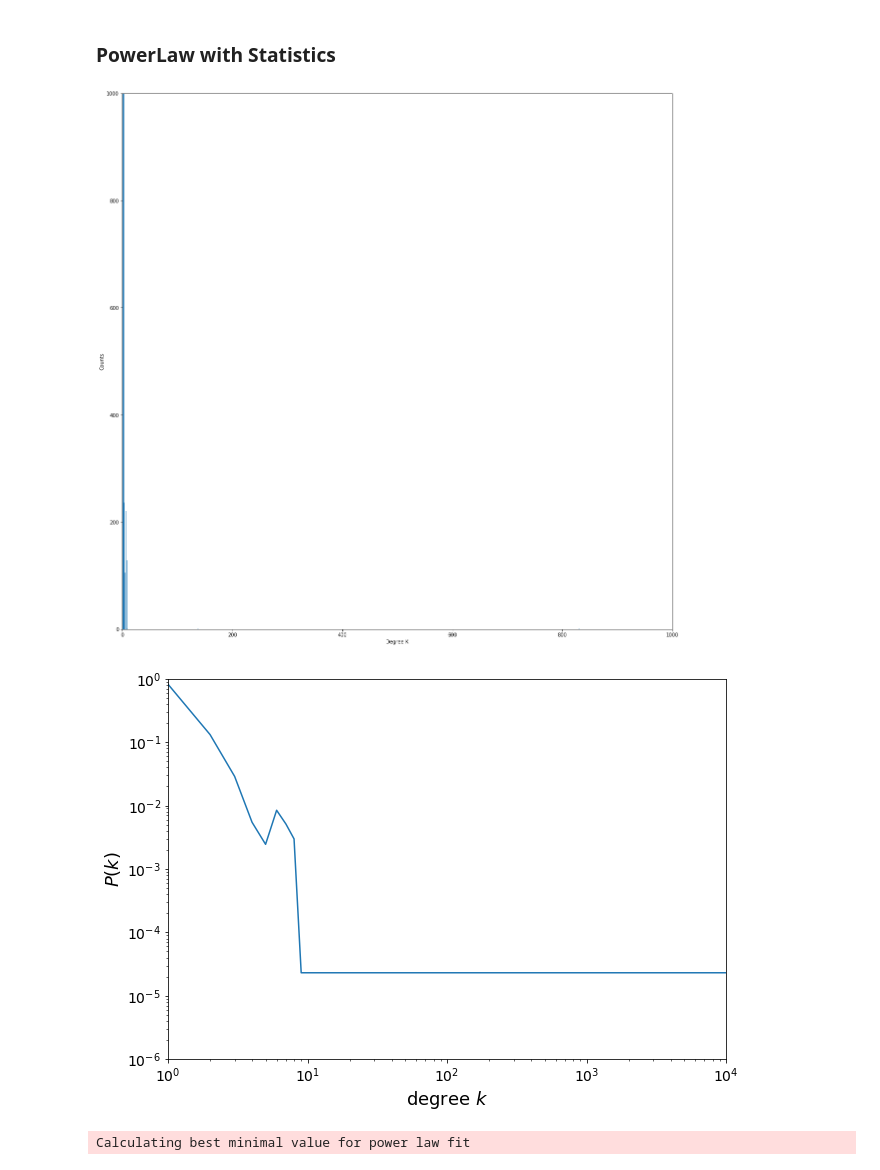
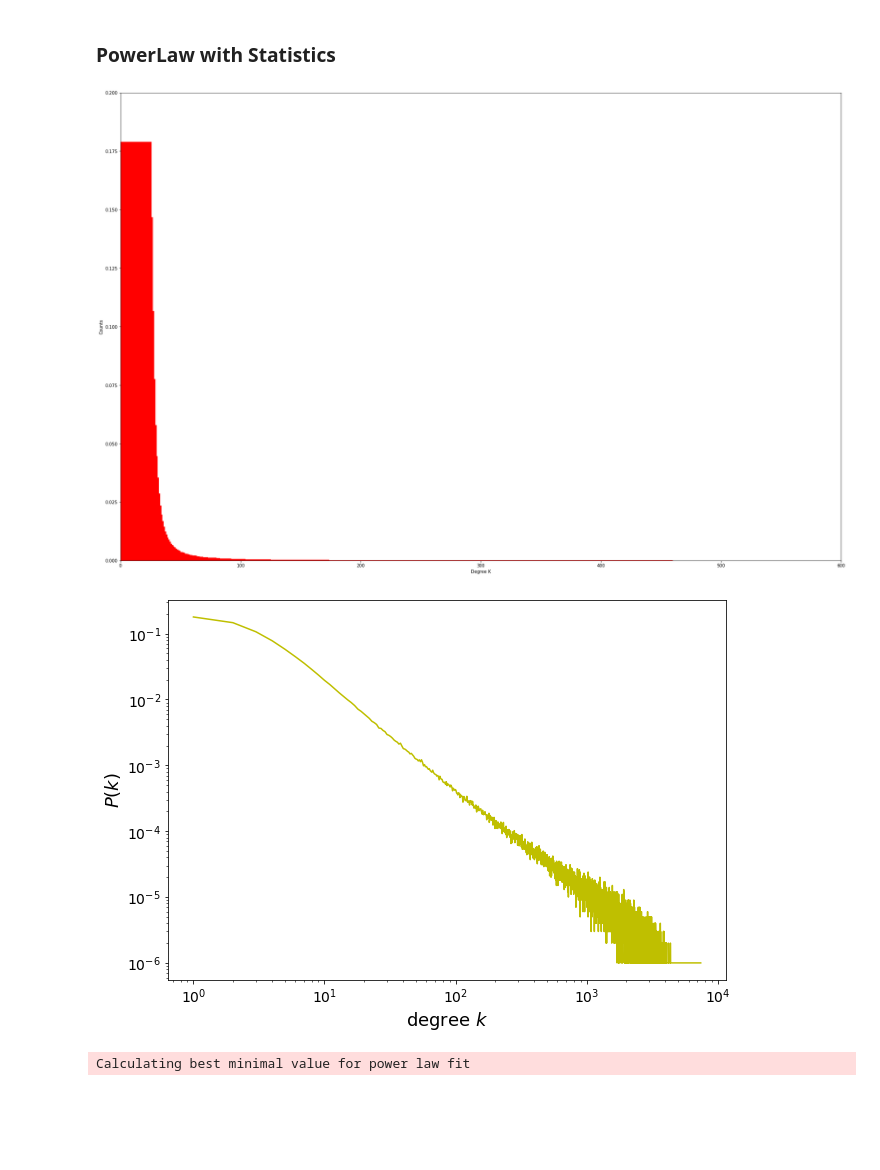
Before and after one commit to alessandrotofani/Fake-news, a Jupyter notebook: Analisi 1/Power_Law_Analysis.ipynb, the cells around one changed output. Cells and saved outputs as stored; diff of their text form; code cells hidden in the pictures; blank space fills up the shorter version.

```diff
--- a/Analisi 1/Power_Law_Analysis.ipynb
+++ b/Analisi 1/Power_Law_Analysis.ipynb
@@ -32,7 +32,7 @@ Let's start by taking the dataset from our simulations. We have 10 different dat
 
 For an easier manipulation in python we used .txt file.
 # %%
-filepath = r"C:\Users\Alessandro\snap_github\Fake-news\Analisi 1" # use your path
+filepath = r"C:\Users\Proprietario\Desktop\SLAPP\SLAPP3-master\6 objectSwarmObserverAgents_AESOP_turtleLib_NetworkX\Analisi 1" # use your path
 all_files = glob.glob(filepath + "/*.txt")
 G = {}
 j = 0
@@ -93,7 +102,7 @@ for filename in all_files:
         y_out['File' + str(j)].append(deg_distri_out[j][i]/len(G[j]))
 
     plt.figure(figsize=(10,7))
-    plt.plot(x_in['File' + str(j)],y_in['File' + str(j)], 'g' ,label='In-Degree Distribution')
+    plt.plot(x_in['File' + str(j)],y_in['File' + str(j)], 'r' ,label='In-Degree Distribution')
     plt.plot(x_out['File' + str(j)],y_out['File' + str(j)], label='Out-Degree Distribution')
     plt.legend(loc='upper left')
 
@@ -285,20 +376,21 @@ j = 0
 for i in sorted(sum_all):
     x_final.append(i)
     count_final.append(sum_all[i])
-    y_final.append(sum_all[i]/len(G[0]))
+    y_final.append(sum_all[i]/len(G)/len(G[0]))
 # %%
-plt.figure(figsize=(20,20))
-plt.bar(x_final,count_final,align='center') # A bar chart
+plt.figure(figsize=(30,20))
+
+plt.bar(x_final, y_final, width=50, color='r')
 plt.xlabel('Degree K')
 plt.ylabel('Counts')
-plt.xlim(xmin=0, xmax = 1000)
-plt.ylim(ymin=0, ymax = 1000)
+plt.xlim(0,600)
+plt.ylim(0,0.200)
 plt.show()
 # %% [output]
-[figure, old version]
+[figure, new version]
 # %%
 plt.figure(figsize=(10,7))
-plt.plot(x_final,y_final)
+plt.plot(x_final,y_final,'y')
 
 plt.xlabel('degree $k$', fontsize=18)
 plt.ylabel('$P(k)$', fontsize=18)
@@ -308,10 +400,9 @@ plt.yticks(fontsize=14)
 
 plt.yscale('log')
 plt.xscale('log')
-plt.axis([1,10000,0.000001,1])
 plt.show()
 # %% [output]
-[figure, old version]
+[figure, new version]
 # %%
 sum_final = []
 
```
Also changed, not shown: parts of 14 cells of this notebook.
